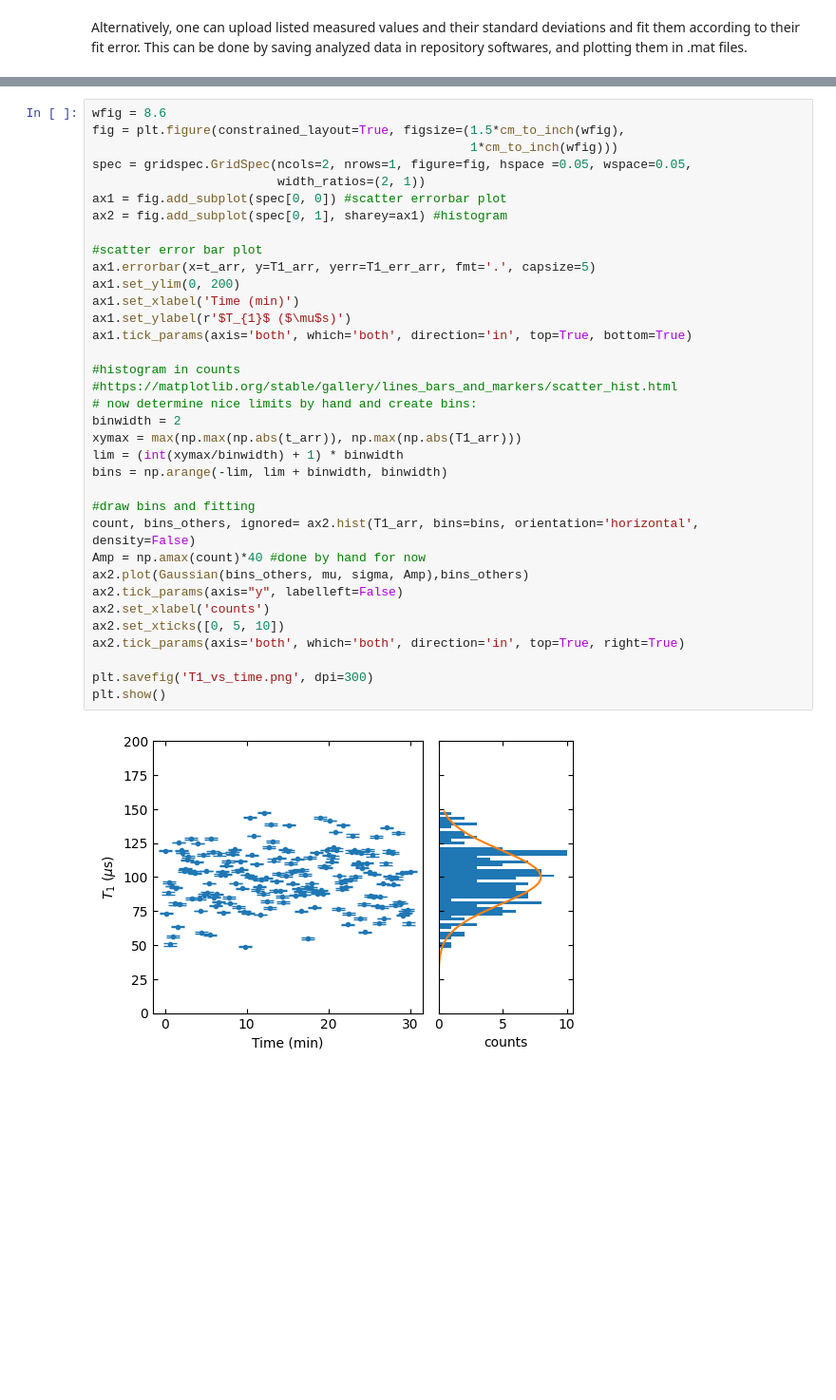
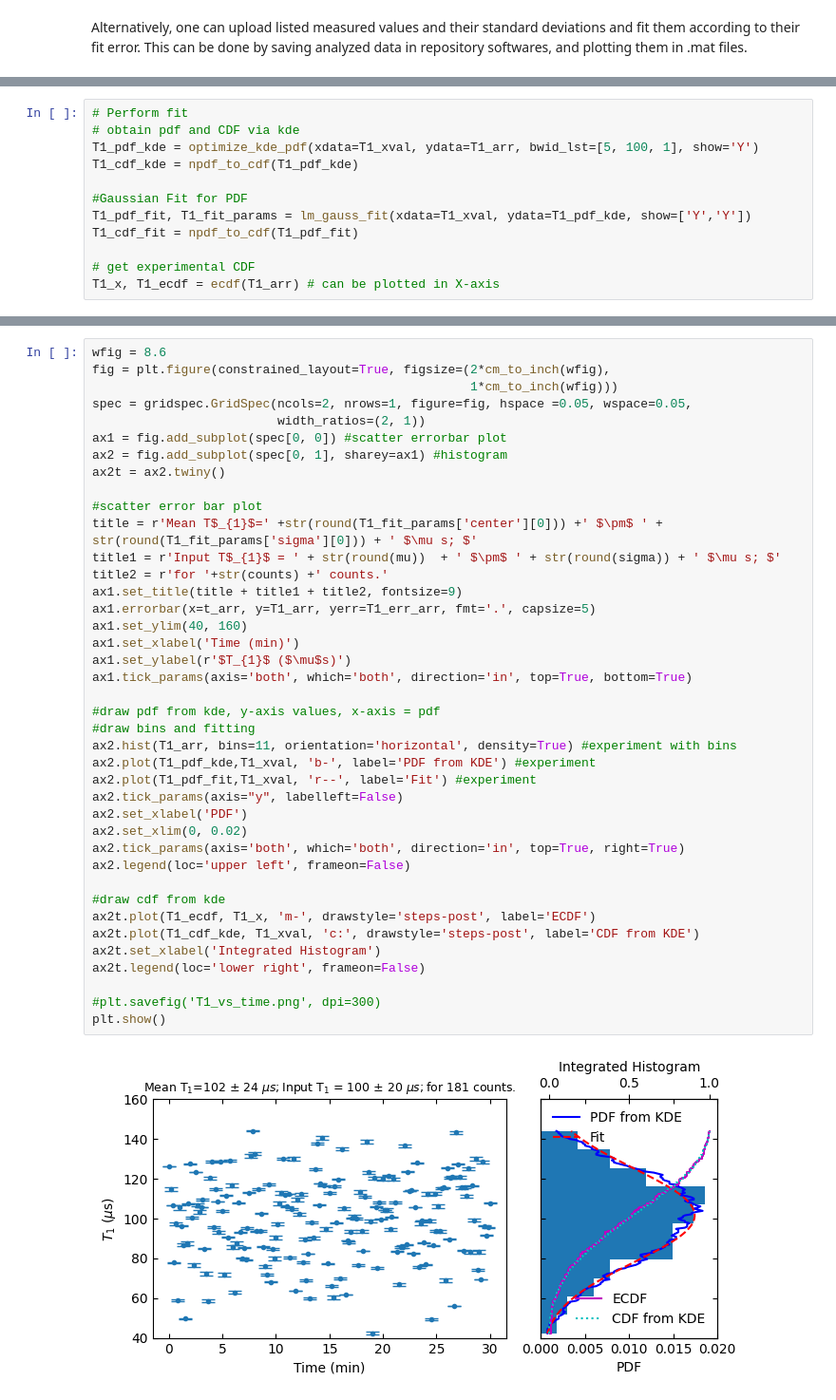
Before and after one commit to myrronaguila/analyze_sqc, a Jupyter notebook: Plots/Single_Qubit_Coherence_Time_Plots.ipynb, the cells around one changed output, grey strips where cells are left out. Shown: that part at 95% size. Saved outputs shown, nothing was run; the diff lists cells and outputs as text; blank space fills up the shorter version.

```diff
--- a/Plots/Single_Qubit_Coherence_Time_Plots.ipynb
+++ b/Plots/Single_Qubit_Coherence_Time_Plots.ipynb
@@ -94,0 +579,12 @@ We now combine the scatterplot data and the bin counts for better representative
+# %%
+# Perform fit
+# obtain pdf and CDF via kde
+T1_pdf_kde = optimize_kde_pdf(xdata=T1_xval, ydata=T1_arr, bwid_lst=[5, 100, 1], show='Y')
+T1_cdf_kde = npdf_to_cdf(T1_pdf_kde)
+
+#Gaussian Fit for PDF
+T1_pdf_fit, T1_fit_params = lm_gauss_fit(xdata=T1_xval, ydata=T1_pdf_kde, show=['Y','Y'])
+T1_cdf_fit = npdf_to_cdf(T1_pdf_fit)
+
+# get experimental CDF
+T1_x, T1_ecdf = ecdf(T1_arr) # can be plotted in X-axis
@@ -95,37 +612,42 @@ We now combine the scatterplot data and the bin counts for better representative
 # %%
 wfig = 8.6
-fig = plt.figure(constrained_layout=True, figsize=(1.5*cm_to_inch(wfig),
+fig = plt.figure(constrained_layout=True, figsize=(2*cm_to_inch(wfig),
                                                    1*cm_to_inch(wfig)))
 spec = gridspec.GridSpec(ncols=2, nrows=1, figure=fig, hspace =0.05, wspace=0.05,
                          width_ratios=(2, 1))
 ax1 = fig.add_subplot(spec[0, 0]) #scatter errorbar plot
 ax2 = fig.add_subplot(spec[0, 1], sharey=ax1) #histogram
+ax2t = ax2.twiny()
 
 #scatter error bar plot
+title = r'Mean T$_{1}$=' +str(round(T1_fit_params['center'][0])) +' $\pm$ ' + str(round(T1_fit_params['sigma'][0])) + ' $\mu s; $'
+title1 = r'Input T$_{1}$ = ' + str(round(mu))  + ' $\pm$ ' + str(round(sigma)) + ' $\mu s; $'
+title2 = r'for '+str(counts) +' counts.'
+ax1.set_title(title + title1 + title2, fontsize=9)
 ax1.errorbar(x=t_arr, y=T1_arr, yerr=T1_err_arr, fmt='.', capsize=5)
-ax1.set_ylim(0, 200)
+ax1.set_ylim(40, 160)
 ax1.set_xlabel('Time (min)')
 ax1.set_ylabel(r'$T_{1}$ ($\mu$s)')
 ax1.tick_params(axis='both', which='both', direction='in', top=True, bottom=True)
 
-#histogram in counts
-#https://matplotlib.org/stable/gallery/lines_bars_and_markers/scatter_hist.html
-# now determine nice limits by hand and create bins:
-binwidth = 2
-xymax = max(np.max(np.abs(t_arr)), np.max(np.abs(T1_arr)))
-lim = (int(xymax/binwidth) + 1) * binwidth
-bins = np.arange(-lim, lim + binwidth, binwidth)
+#draw pdf from kde, y-axis values, x-axis = pdf
+#draw bins and fitting
+ax2.hist(T1_arr, bins=11, orientation='horizontal', density=True) #experiment with bins
+ax2.plot(T1_pdf_kde,T1_xval, 'b-', label='PDF from KDE') #experiment
+ax2.plot(T1_pdf_fit,T1_xval, 'r--', label='Fit') #experiment
+ax2.tick_params(axis="y", labelleft=False)
+ax2.set_xlabel('PDF')
+ax2.set_xlim(0, 0.02)
+ax2.tick_params(axis='both', which='both', direction='in', top=True, right=True)
+ax2.legend(loc='upper left', frameon=False)
 
-#draw bins and fitting
-count, bins_others, ignored= ax2.hist(T1_arr, bins=bins, orientation='horizontal', density=False)
-Amp = np.amax(count)*40 #done by hand for now
-ax2.plot(Gaussian(bins_others, mu, sigma, Amp),bins_others)
-ax2.tick_params(axis="y", labelleft=False)
-ax2.set_xlabel('counts')
-ax2.set_xticks([0, 5, 10])
-ax2.tick_params(axis='both', which='both', direction='in', top=True, right=True)
+#draw cdf from kde
+ax2t.plot(T1_ecdf, T1_x, 'm-', drawstyle='steps-post', label='ECDF')
+ax2t.plot(T1_cdf_kde, T1_xval, 'c:', drawstyle='steps-post', label='CDF from KDE')
+ax2t.set_xlabel('Integrated Histogram')
+ax2t.legend(loc='lower right', frameon=False)
 
-plt.savefig('T1_vs_time.png', dpi=300)
+#plt.savefig('T1_vs_time.png', dpi=300)
 plt.show()
 # %% [output]
-[figure, old version]
+[figure, new version]
```
Also changed, not shown: parts of 44 cells of this notebook.
